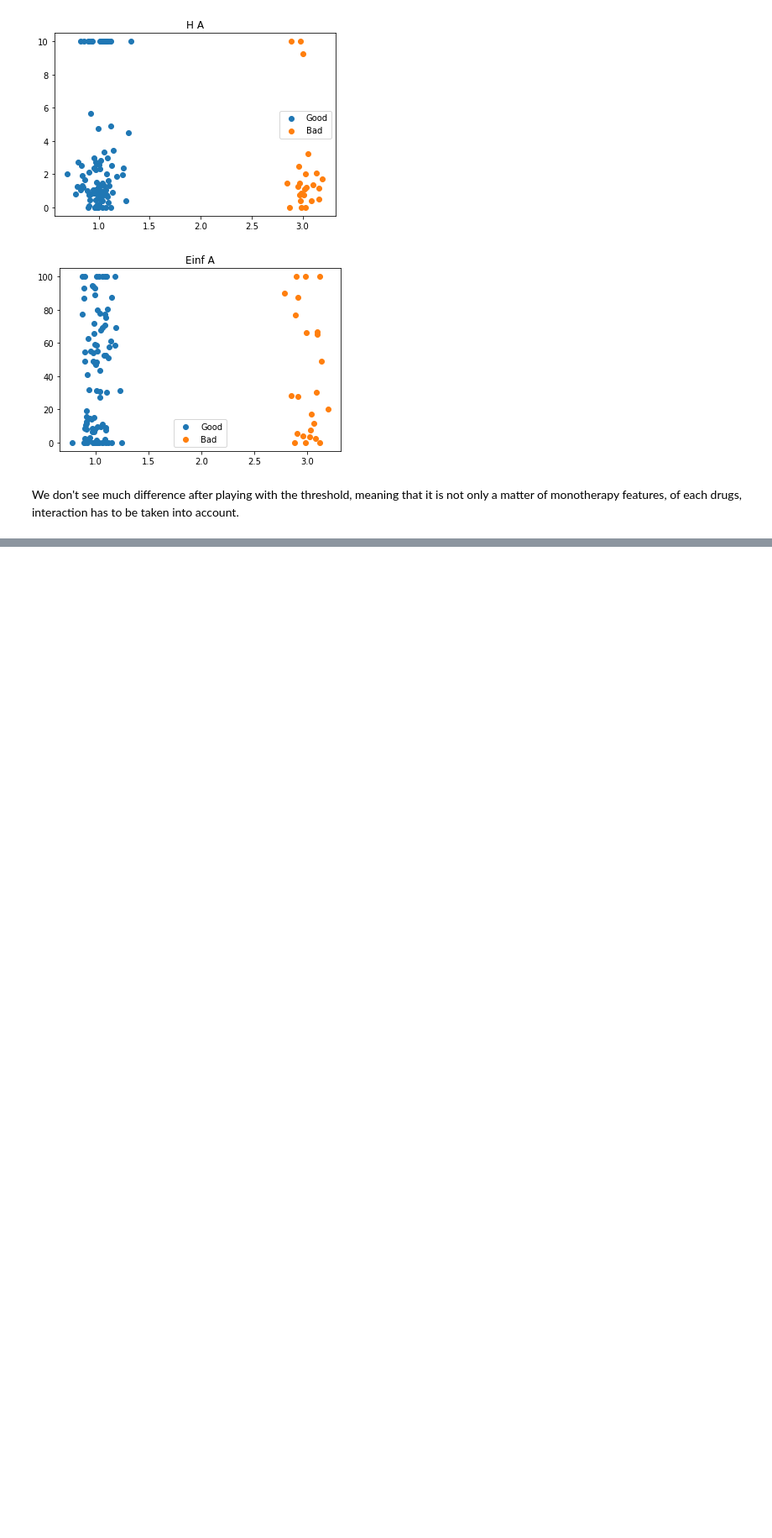
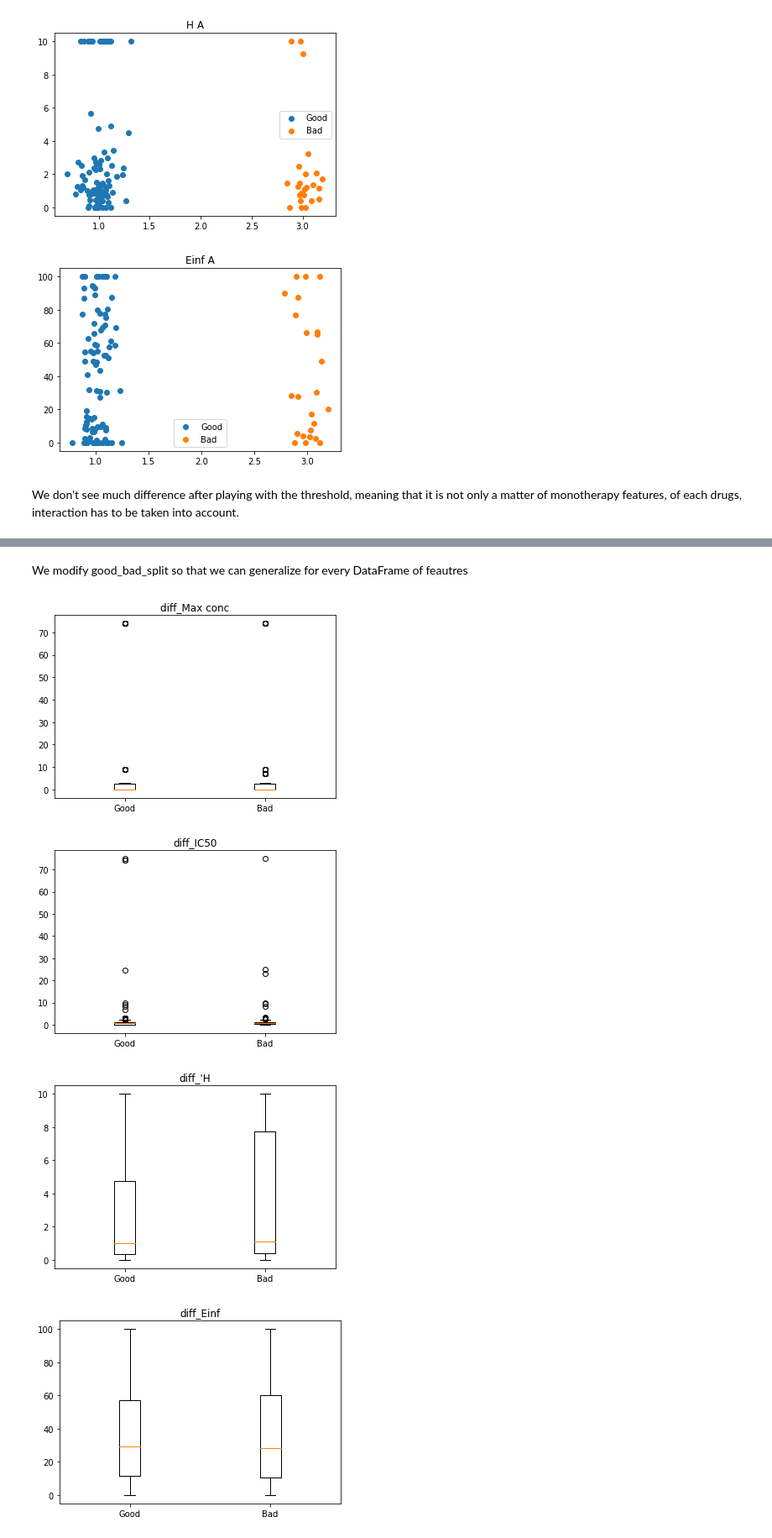
Before and after one commit to edmanft/cat_drug_synergy, a Jupyter notebook: Drug_pair_analysis.ipynb, the cells around one changed output, grey strips where cells are left out. Shown at 84% size. Saved outputs shown, nothing was run; the diff lists cells and outputs as text; code cells hidden in the pictures; blank space fills up the shorter version.

```diff
--- a/Drug_pair_analysis.ipynb
+++ b/Drug_pair_analysis.ipynb
@@ -283,0 +296,37 @@ We don't see much difference after playing with the threshold, meaning that it i
+# %%
+diff_df = pd.DataFrame()
+diff_df["diff_Max conc"] = np.abs(test_df['Max. conc. A'] -test_df['Max. conc. B'] )
+diff_df["diff_IC50"] = np.abs(test_df['IC50 A'] -test_df['IC50 B'] )
+diff_df["diff_'H"] = np.abs(test_df['H A'] -test_df['H B'] )
+diff_df["diff_Einf"] = np.abs(test_df['Einf A'] -test_df['Einf B'] )
+diff_df['Combination ID'] = test_df['Combination ID']
+# %% [markdown]
+We modify good_bad_split so that we can generalize for every DataFrame of feautres
+# %%
+"up_thres is the threshold for highly predictable drugs"
+"low_thres for the lowly predictable drugs"
+
+def good_bad_split(drug_pair_pc, up_thres, low_thres, feature_df):
+  good_drugs = drug_pair_pc[drug_pair_pc["Pearson coefficient"] >= up_thres]
+  bad_drugs = drug_pair_pc[drug_pair_pc["Pearson coefficient"] <= low_thres]
+  good_drugs_feat = feature_df[feature_df["Combination ID"].isin(good_drugs["Combination ID"])]
+  bad_drugs_feat = feature_df[feature_df["Combination ID"].isin(bad_drugs["Combination ID"])]
+
+  return good_drugs_feat, bad_drugs_feat
+
+good_drugs_diff, bad_drugs_diff = good_bad_split(drug_pair_pc,
+                                                 up_thres = 0.5,
+                                                 low_thres = 0,
+                                                 feature_df = diff_df)
+
+for feature in ["diff_Max conc", "diff_IC50", "diff_'H", "diff_Einf"]:
+
+  boxplot_feature(feature, good_drugs_diff, bad_drugs_diff)
+plt.show()
+for feature in ["diff_Max conc", "diff_IC50", "diff_'H", "diff_Einf"]:
+  scatterplot_feature(feature, good_drugs_diff, bad_drugs_diff)
+# %% [output]
+[figure, added]
+[figure, added]
+[figure, added]
+[figure, added]
```
Also changed, not shown: parts of 10 cells of this notebook.
